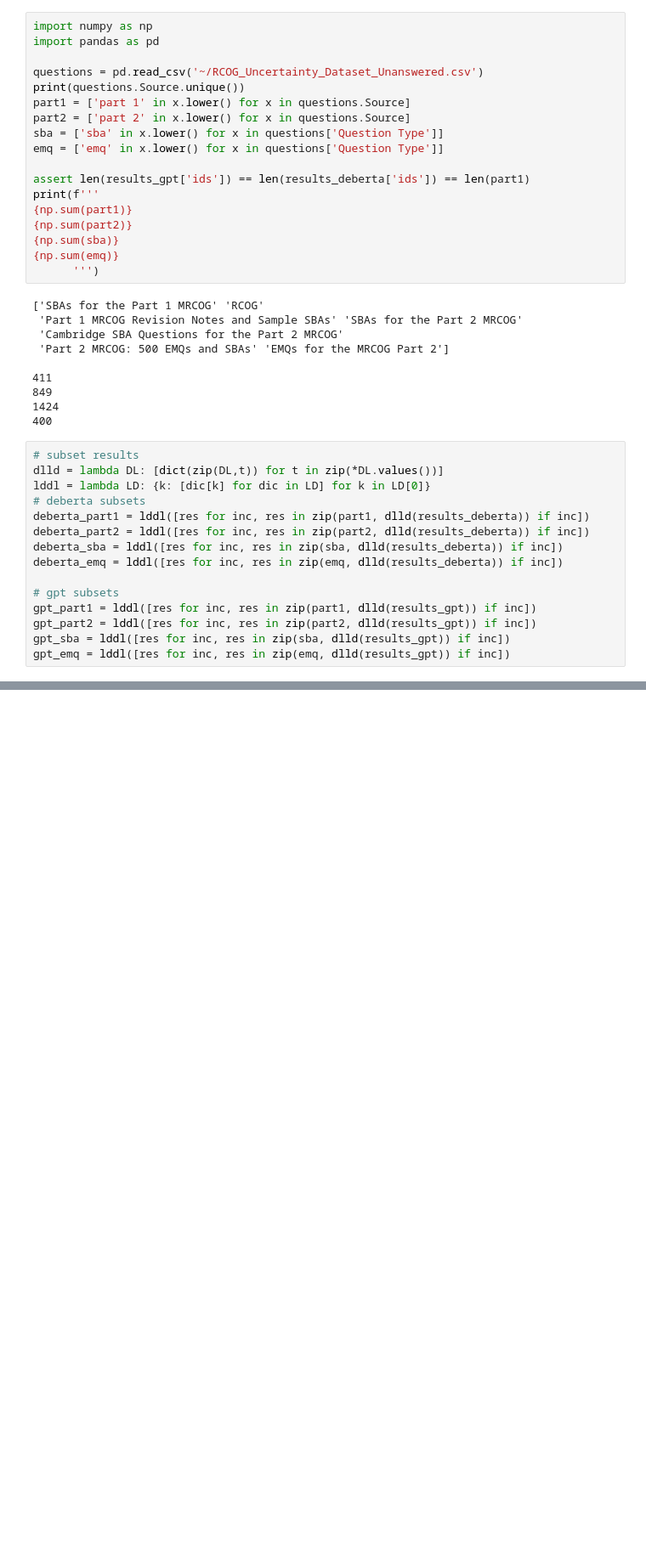
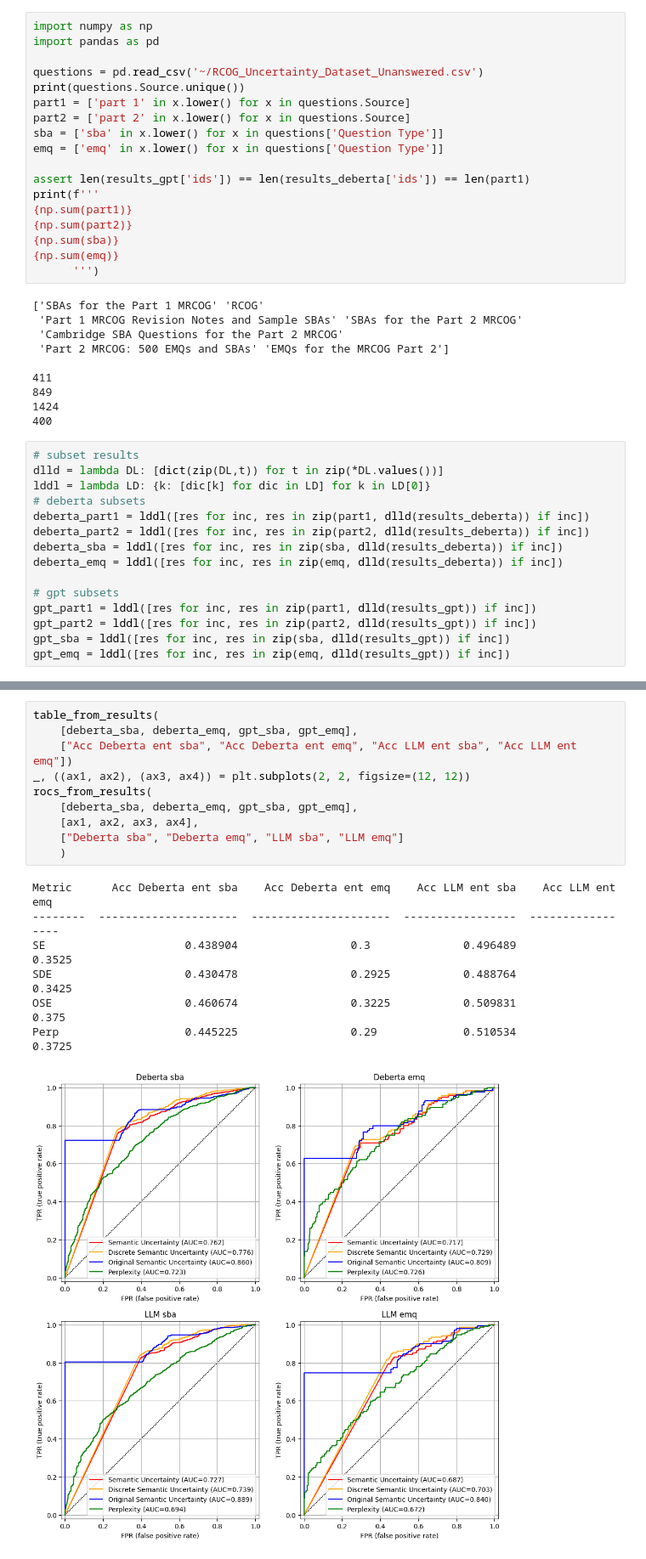
Before and after one commit to jahanpd/mrcog_llm_uncertainty, a Jupyter notebook: auroc.ipynb, the cells around one changed output, grey strips where cells are left out. Shown: that part at 85% size. Saved outputs shown, nothing was run; the diff lists cells and outputs as text; blank space fills up the shorter version.

```diff
--- a/auroc.ipynb
+++ b/auroc.ipynb
@@ -159,0 +95,18 @@ Perp          0.3725
+# %%
+table_from_results(
+    [deberta_sba, deberta_emq, gpt_sba, gpt_emq],
+    ["Acc Deberta ent sba", "Acc Deberta ent emq", "Acc LLM ent sba", "Acc LLM ent emq"])
+_, ((ax1, ax2), (ax3, ax4)) = plt.subplots(2, 2, figsize=(12, 12))
+rocs_from_results(
+    [deberta_sba, deberta_emq, gpt_sba, gpt_emq],
+    [ax1, ax2, ax3, ax4],
+    ["Deberta sba", "Deberta emq", "LLM sba", "LLM emq"]
+    )
+# %% [output]
+Metric      Acc Deberta ent sba    Acc Deberta ent emq    Acc LLM ent sba    Acc LLM ent emq
+--------  ---------------------  ---------------------  -----------------  -----------------
+SE                     0.438904                 0.3              0.496489             0.3525
+SDE                    0.430478                 0.2925           0.488764             0.3425
+OSE                    0.460674                 0.3225           0.509831             0.375
+Perp                   0.445225                 0.29             0.510534             0.3725
+[figure, added]
```
Also changed, not shown: parts of 7 cells of this notebook, 2 other files.
